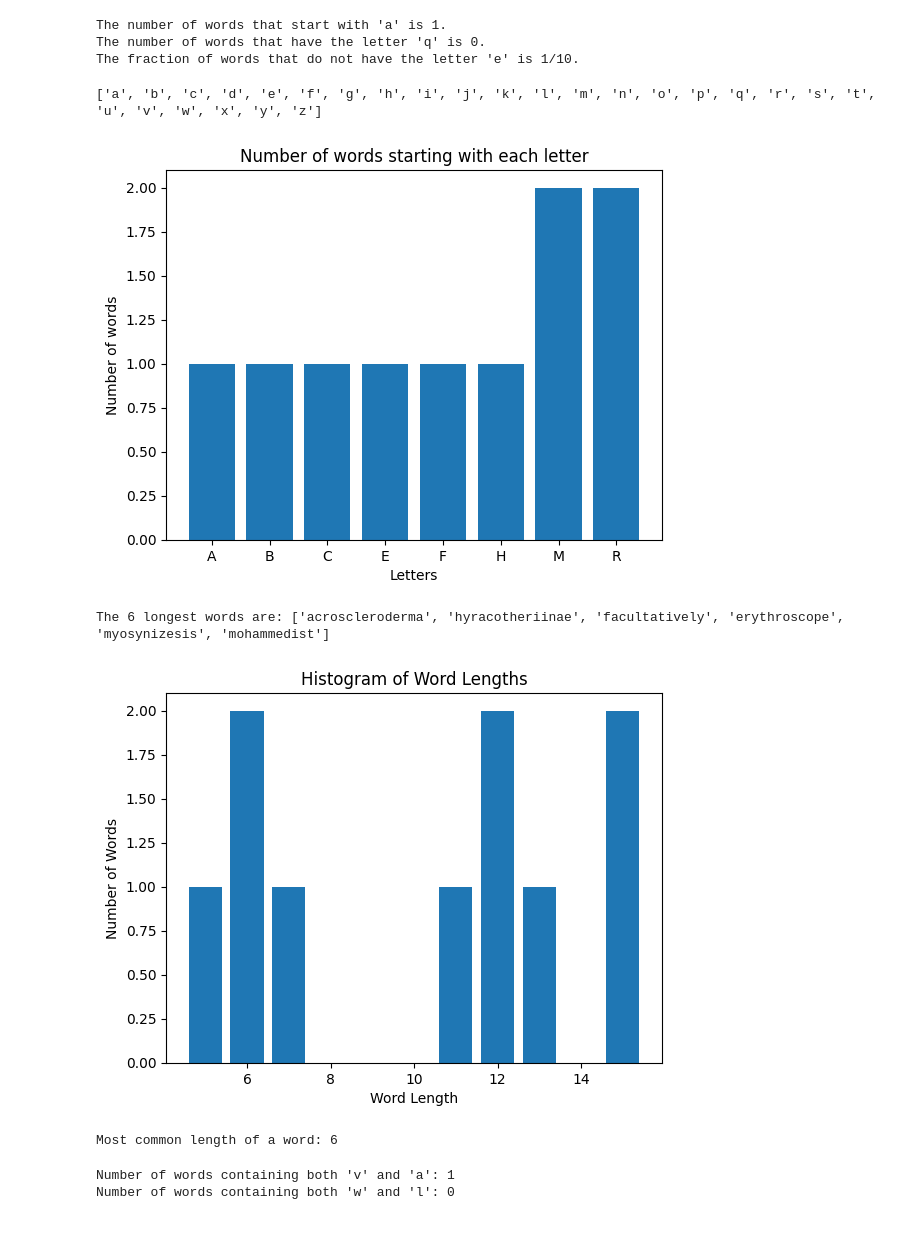
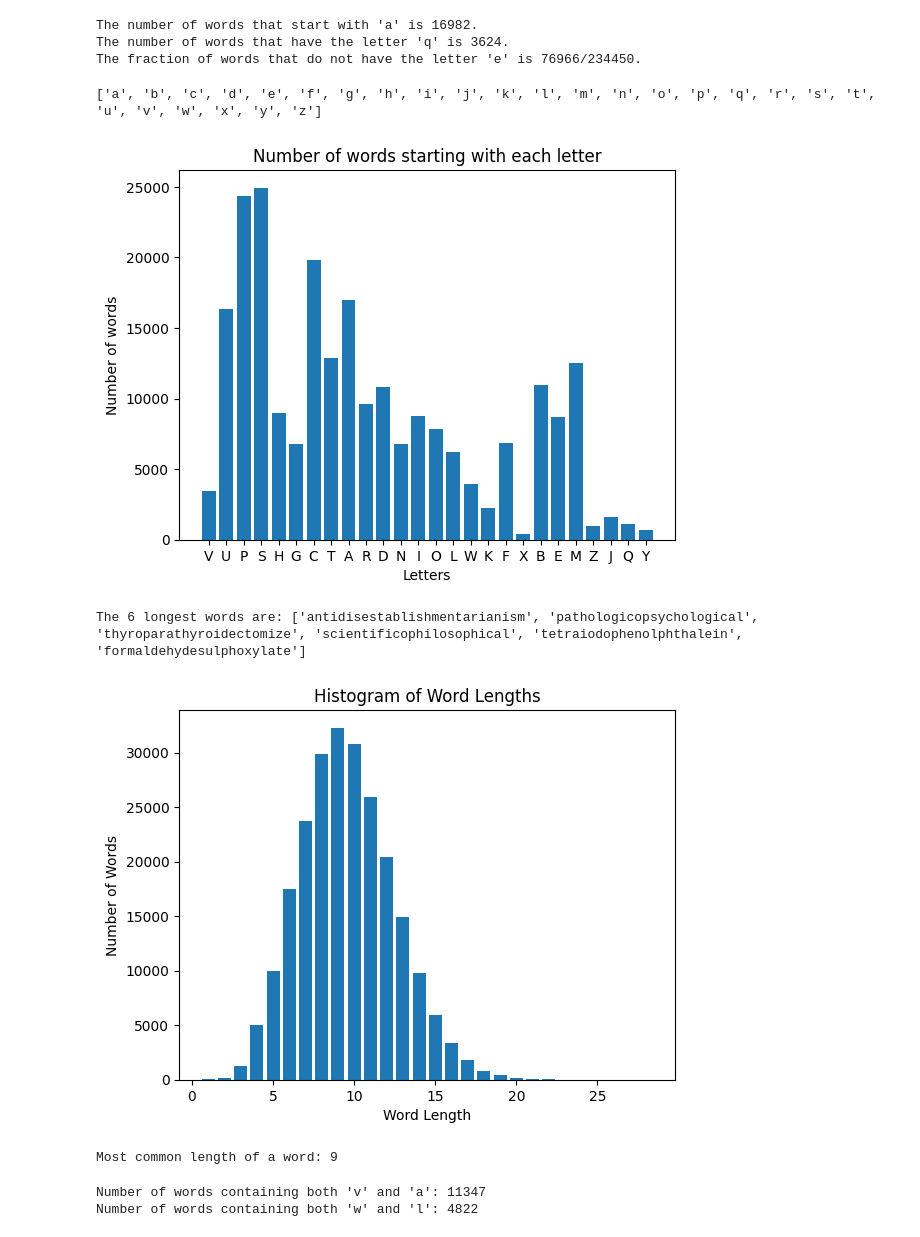
Before and after one commit to ishitabakshi/DS1002, a Jupyter notebook: Words_Homework.ipynb, the cells around one changed output. Saved outputs shown, nothing was run; the diff lists cells and outputs as text; code cells hidden in the pictures.

```diff
--- a/Words_Homework.ipynb
+++ b/Words_Homework.ipynb
@@ -35,25 +26,27 @@ print(alpha_list)
 # %%
-count = 0
-for word in alpha_list:
-  if word.startswith('a'): # Detemines how many words in alpha_list starts with an "a"
+count = 0 # Begins the count with 0
+for word in wordlist:
+  if word.startswith('a'): # Detemines how many words in wordlist starts with an "a"
     count += 1 # Adds the amount of words to the count, which was set to begin at 0 in line 1
 print("The number of words that start with 'a' is " + str(count) + "." )
 
 count = 0
-for word in alpha_list:
-  if 'q' in word:
+for word in wordlist:
+  if 'q' in word: #Determines how many words in wordlist have a q
     count += 1
 print("The number of words that have the letter 'q' is " + str(count) + "." )
 
+wordcount = len(wordlist) # Counts how many total words are in the list
+
 count = 0
-for word in alpha_list:
+for word in wordlist:
   if 'e' not in word:
     count += 1
-fraction = str(count) + "/10"
+fraction = str(count) + "/" + str(wordcount) # Divides the number of words without an "e" by the total number of words and names this value fraction
 print(f"The fraction of words that do not have the letter 'e' is {fraction}. ")
 # %% [output]
-The number of words that start with 'a' is 1.
-The number of words that have the letter 'q' is 0.
-The fraction of words that do not have the letter 'e' is 1/10.
+The number of words that start with 'a' is 16982.
+The number of words that have the letter 'q' is 3624.
+The fraction of words that do not have the letter 'e' is 76966/234450.
 # %%
 import numpy as np
@@ -66,11 +59,11 @@ print(alphabet)
 # %%
 import matplotlib.pyplot as plt
 
-letter_count = {}
-for word in wordlist10:
-    first_letter = word[0].upper() # This extracts the first letter and makes it upper case because I like it better it visually
+letter_count = {} # Creates a letter count
+for word in wordlist:
+    first_letter = word[0].upper() # This extracts the first letter and makes it upper case
     if first_letter in letter_count:
-        letter_count[first_letter] += 1
+        letter_count[first_letter] += 1 # Adds an additional value to each letter's count if the word begins with it
     else:
         letter_count[first_letter] = 1
 
@@ -79,48 +72,47 @@ counts = list(letter_count.values())
 
 plt.bar(letters, counts) # Creates the the bar plot
 
-plt.xlabel('Letters') # Adds labels and titles
-plt.ylabel('Number of words')
-plt.title('Number of words starting with each letter')
+plt.xlabel('Letters') # Labels the x axis
+plt.ylabel('Number of words') # Labels the y axis
+plt.title('Number of words starting with each letter') # Creates a title
 
 plt.show() # Displays the plot
 # %% [output]
-[figure, old version]
+[figure, new version]
 # %%
-longest_words = sorted(wordlist10, key=len, reverse=True)[:6] # Sorts the words from increasing length, reverses the list, and takes the first 6 items
+longest_words = sorted(wordlist, key=len, reverse=True)[:6] # Sorts the words from increasing length, reverses the list, and takes the first 6 items
 print("The 6 longest words are:", longest_words)
 # %% [output]
-The 6 longest words are: ['acroscleroderma', 'hyracotheriinae', 'facultatively', 'erythroscope', 'myosynizesis', 'mohammedist']
+The 6 longest words are: ['antidisestablishmentarianism', 'pathologicopsychological', 'thyroparathyroidectomize', 'scientificophilosophical', 'tetraiodophenolphthalein', 'formaldehydesulphoxylate']
 # %%
-word_length = [len(word) for word in wordlist10] # This calculates the length of each word and stores it
+word_length = [len(word) for word in wordlist] # This calculates the length of each word and stores it
 count_word_length= {length: word_length.count(length) for length in set(word_length)} # This creates a dictionary where is stores how many times a word length appears
 
 length = list(count_word_length.keys())
 counts = list(count_word_length.values())
 
-plt.bar(length, counts, align='center')
+plt.bar(length, counts, align='center') # Creates a bar graph
 
-plt.xlabel('Word Length') # Adds labels and titles
-plt.ylabel('Number of Words')
-plt.title('Histogram of Word Lengths')
+plt.xlabel('Word Length') # Labels the x axis
+plt.ylabel('Number of Words') # Labels the y axis
+plt.title('Histogram of Word Lengths') # Creates a title
 
 plt.show() # Displays the plot
 
 
 most_common_length = max(count_word_length, key=count_word_length.get) # Finds the most common length of a word
-print("Most common length of a word:", most_common_length) # I do not know how to get this to disply 6, 12, and 15
+print("Most common length of a word:", most_common_length)
 # %% [output]
-[figure, old version]
+[figure, new version]
-Most common length of a word: 6
+Most common length of a word: 9
 # %%
-count_va = sum(1 for word in wordlist10 if 'v' in word and 'a' in word) #Counts how many time v and a appear in the same word
+count_va = sum(1 for word in wordlist if 'v' in word and 'a' in word) #Counts how many time v and a appear in the same word
 print("Number of words containing both 'v' and 'a':", count_va)
 
-count_wl = sum(1 for word in wordlist10 if "w" in word and "l" in word) #Counts how many time w and l appear in the same word
+count_wl = sum(1 for word in wordlist if "w" in word and "l" in word) #Counts how many time w and l appear in the same word
 print("Number of words containing both 'w' and 'l':", count_wl)
 
-#I was not able to be in class for this lesson, so this might now be how we went over this
-#This takes 0s to run
+#This takes 0s to run, and it only has to loop through the the word list once to answer the question
 # %% [output]
-Number of words containing both 'v' and 'a': 1
-Number of words containing both 'w' and 'l': 0
+Number of words containing both 'v' and 'a': 11347
+Number of words containing both 'w' and 'l': 4822
```
Also changed, not shown: parts of 4 cells of this notebook.
